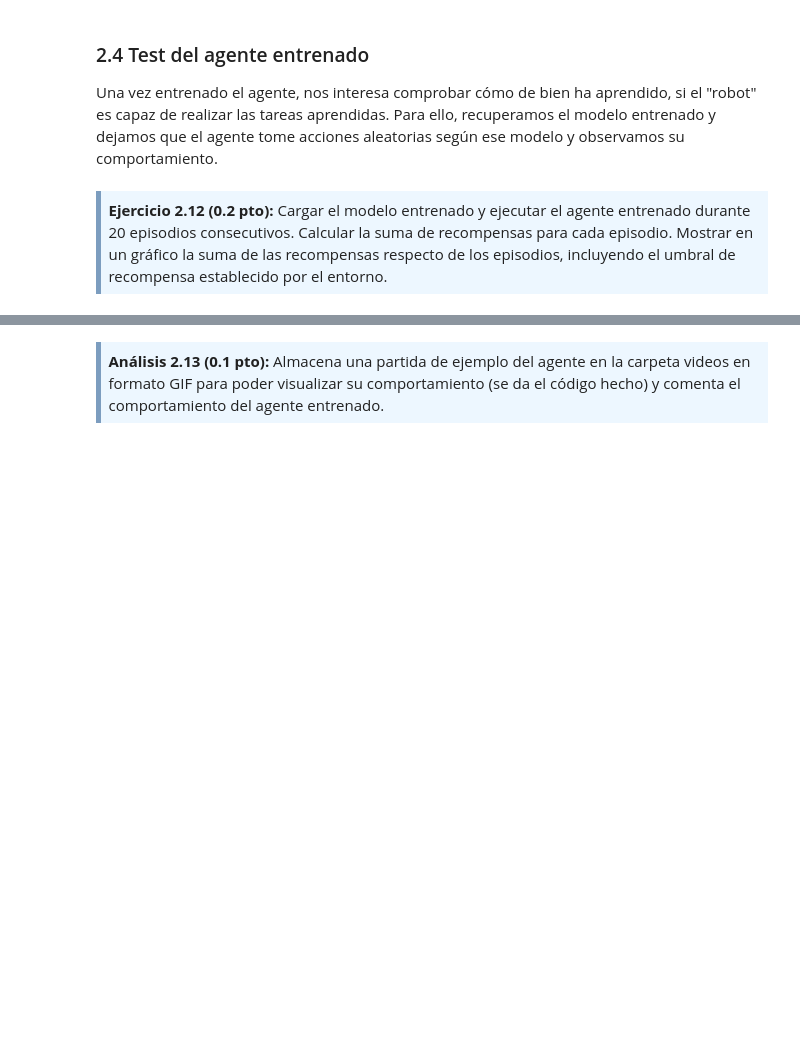
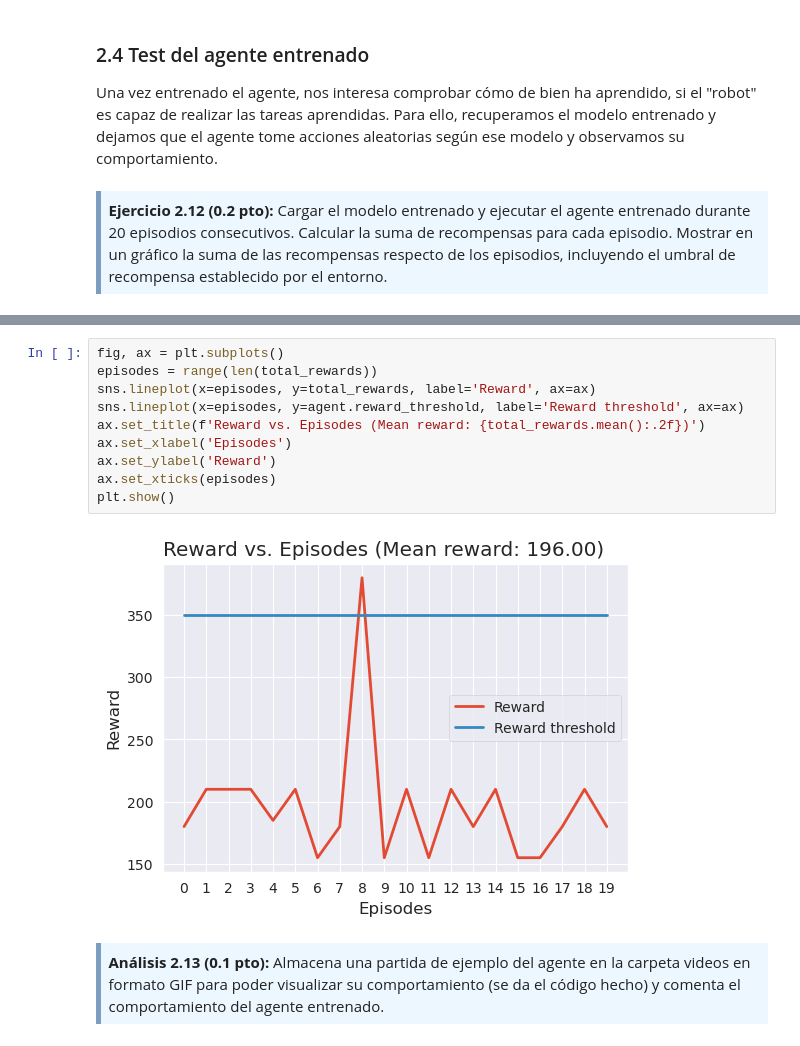
Before and after one commit to gvillalba86/ReinforcementLearning, a Jupyter notebook: PEC2_Approximation_Models/M2.883_2022_1_PEC2-gvillalbaa.ipynb, the cells around one changed output, grey strips where cells are left out. Saved outputs shown, nothing was run; the diff lists cells and outputs as text; blank space fills up the shorter version.

```diff
--- a/PEC2_Approximation_Models/M2.883_2022_1_PEC2-gvillalbaa.ipynb
+++ b/PEC2_Approximation_Models/M2.883_2022_1_PEC2-gvillalbaa.ipynb
@@ -1059,3 +1156,15 @@ agent.main_network.load_state_dict(torch.load("agentDQN_Trained_Model_dqn_cnn.pt
+# %%
+fig, ax = plt.subplots()
+episodes = range(len(total_rewards))
+sns.lineplot(x=episodes, y=total_rewards, label='Reward', ax=ax)
+sns.lineplot(x=episodes, y=agent.reward_threshold, label='Reward threshold', ax=ax)
+ax.set_title(f'Reward vs. Episodes (Mean reward: {total_rewards.mean():.2f})')
+ax.set_xlabel('Episodes')
+ax.set_ylabel('Reward')
+ax.set_xticks(episodes)
+plt.show()
+# %% [output]
+[figure, added]
 # %% [markdown]
 <div style="background-color: #EDF7FF; border-color: #7C9DBF; border-left: 5px solid #7C9DBF; padding: 0.5em;">
 <strong>Análisis 2.13 (0.1 pto):</strong> Almacena una partida de ejemplo del agente en la carpeta videos en formato GIF para poder visualizar su comportamiento (se da el código hecho) y comenta el comportamiento del agente entrenado.
```
Also changed, not shown: parts of 29 cells of this notebook, 1 other file.
